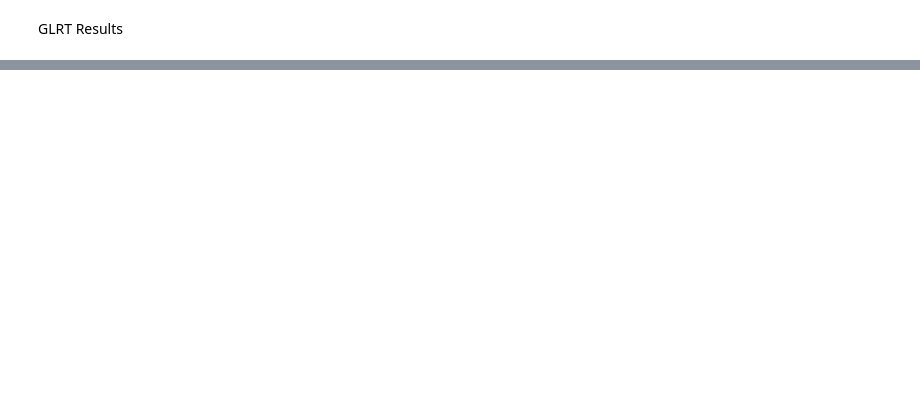
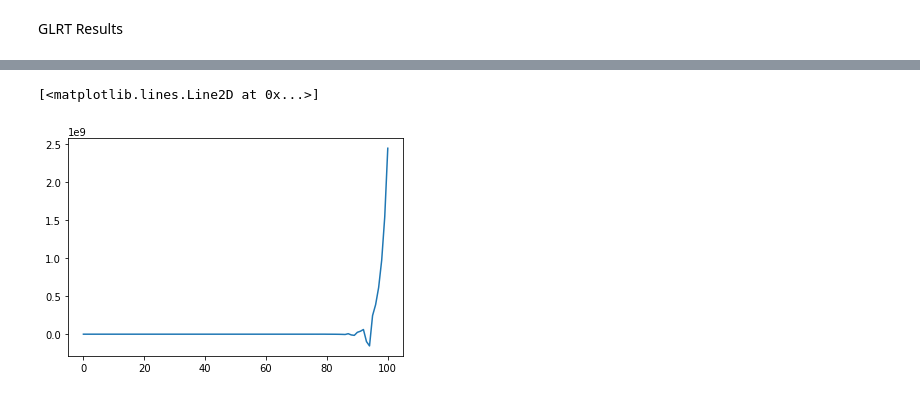
Before and after one commit to gabeerion/explanation-uncertainty, a Jupyter notebook: glrtCIs.ipynb, the cells around one changed output, grey strips where cells are left out. Cells and saved outputs as stored; diff of their text form; code cells hidden in the pictures; blank space fills up the shorter version.

```diff
--- a/glrtCIs.ipynb
+++ b/glrtCIs.ipynb
@@ -96,3 +98,9 @@ ipdb>  c
+# %%
+plt.plot(ucb_Results[0][2][:,0])
+# plt.semilogy()
+# %% [output]
+[<matplotlib.lines.Line2D at 0x...>]
+[figure, added]
 # %%
 ucb_Results[0][1][:10]
 # %% [output]
```
Also changed, not shown: parts of 12 cells of this notebook, 1 other file.
